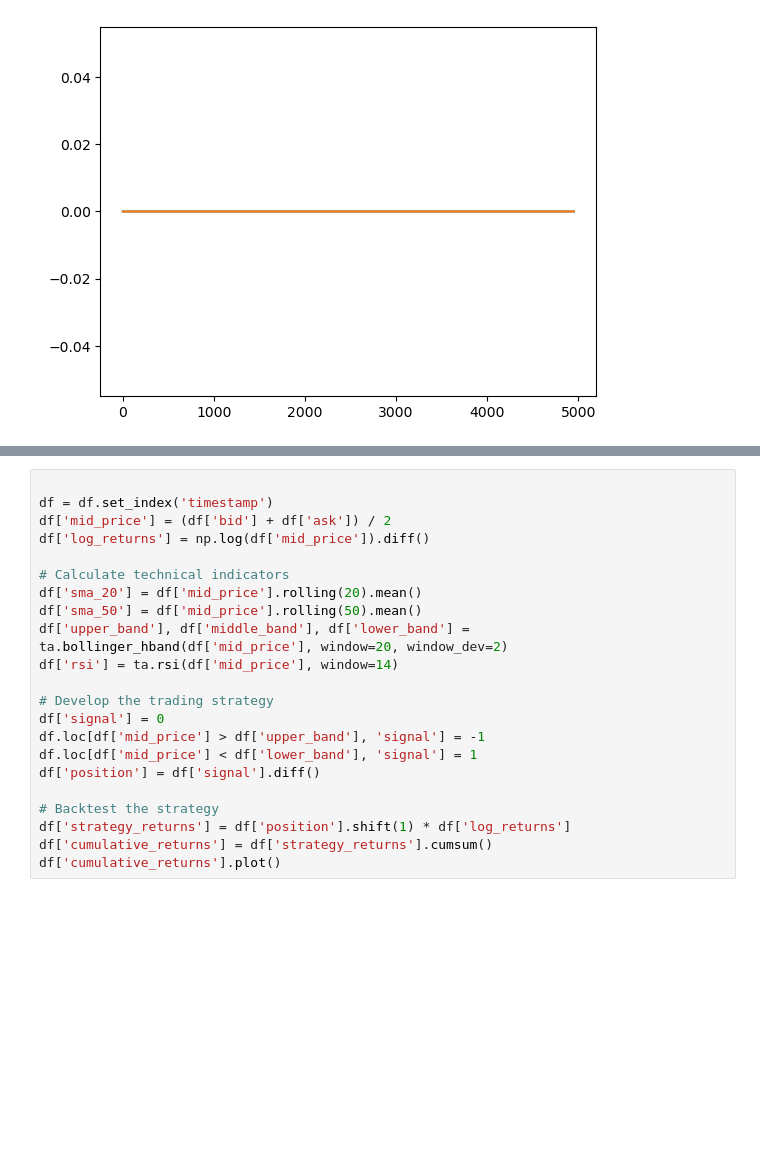
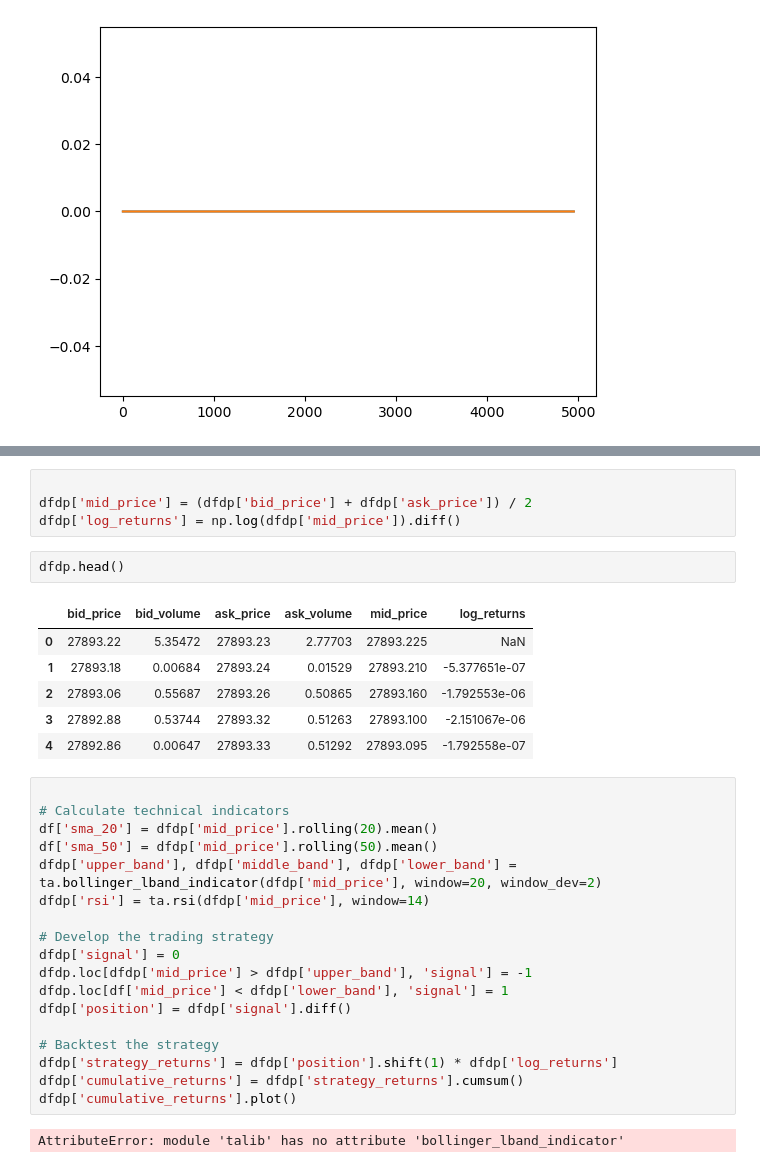
Before and after one commit to mehdijac/ccxtbinance, a Jupyter notebook: Event-Driven-Strategy-Trading/MLsignals.ipynb, the cells around one changed output, grey strips where cells are left out. Cells and saved outputs as stored; diff of their text form; blank space fills up the shorter version.

```diff
--- a/Event-Driven-Strategy-Trading/MLsignals.ipynb
+++ b/Event-Driven-Strategy-Trading/MLsignals.ipynb
@@ -127,22 +128,33 @@ dfdp['ask_price'].plot()
+# %%
+
+dfdp['mid_price'] = (dfdp['bid_price'] + dfdp['ask_price']) / 2
+dfdp['log_returns'] = np.log(dfdp['mid_price']).diff()
+# %%
+dfdp.head()
+# %% [output]
+|  | bid_price | bid_volume | ask_price | ask_volume | mid_price | log_returns |
+| 0 | 27893.22 | 5.35472 | 27893.23 | 2.77703 | 27893.225 | NaN |
+| 1 | 27893.18 | 0.00684 | 27893.24 | 0.01529 | 27893.210 | -5.377651e-07 |
+| 2 | 27893.06 | 0.55687 | 27893.26 | 0.50865 | 27893.160 | -1.792553e-06 |
+| 3 | 27892.88 | 0.53744 | 27893.32 | 0.51263 | 27893.100 | -2.151067e-06 |
+| 4 | 27892.86 | 0.00647 | 27893.33 | 0.51292 | 27893.095 | -1.792558e-07 |
 # %%
 
-df = df.set_index('timestamp')
-df['mid_price'] = (df['bid'] + df['ask']) / 2
-df['log_returns'] = np.log(df['mid_price']).diff()
-
 # Calculate technical indicators
-df['sma_20'] = df['mid_price'].rolling(20).mean()
-df['sma_50'] = df['mid_price'].rolling(50).mean()
-df['upper_band'], df['middle_band'], df['lower_band'] = ta.bollinger_hband(df['mid_price'], window=20, window_dev=2)
-df['rsi'] = ta.rsi(df['mid_price'], window=14)
+df['sma_20'] = dfdp['mid_price'].rolling(20).mean()
+df['sma_50'] = dfdp['mid_price'].rolling(50).mean()
+dfdp['upper_band'], dfdp['middle_band'], dfdp['lower_band'] = ta.bollinger_lband_indicator(dfdp['mid_price'], window=20, window_dev=2)
+dfdp['rsi'] = ta.rsi(dfdp['mid_price'], window=14)
 
 # Develop the trading strategy
-df['signal'] = 0
-df.loc[df['mid_price'] > df['upper_band'], 'signal'] = -1
-df.loc[df['mid_price'] < df['lower_band'], 'signal'] = 1
-df['position'] = df['signal'].diff()
+dfdp['signal'] = 0
+dfdp.loc[dfdp['mid_price'] > dfdp['upper_band'], 'signal'] = -1
+dfdp.loc[df['mid_price'] < dfdp['lower_band'], 'signal'] = 1
+dfdp['position'] = dfdp['signal'].diff()
 
 # Backtest the strategy
-df['strategy_returns'] = df['position'].shift(1) * df['log_returns']
-df['cumulative_returns'] = df['strategy_returns'].cumsum()
-df['cumulative_returns'].plot()
+dfdp['strategy_returns'] = dfdp['position'].shift(1) * dfdp['log_returns']
+dfdp['cumulative_returns'] = dfdp['strategy_returns'].cumsum()
+dfdp['cumulative_returns'].plot()
+# %% [output]
+AttributeError: module 'talib' has no attribute 'bollinger_lband_indicator'
```
Also changed, not shown: parts of 2 cells of this notebook, 1 other file.
